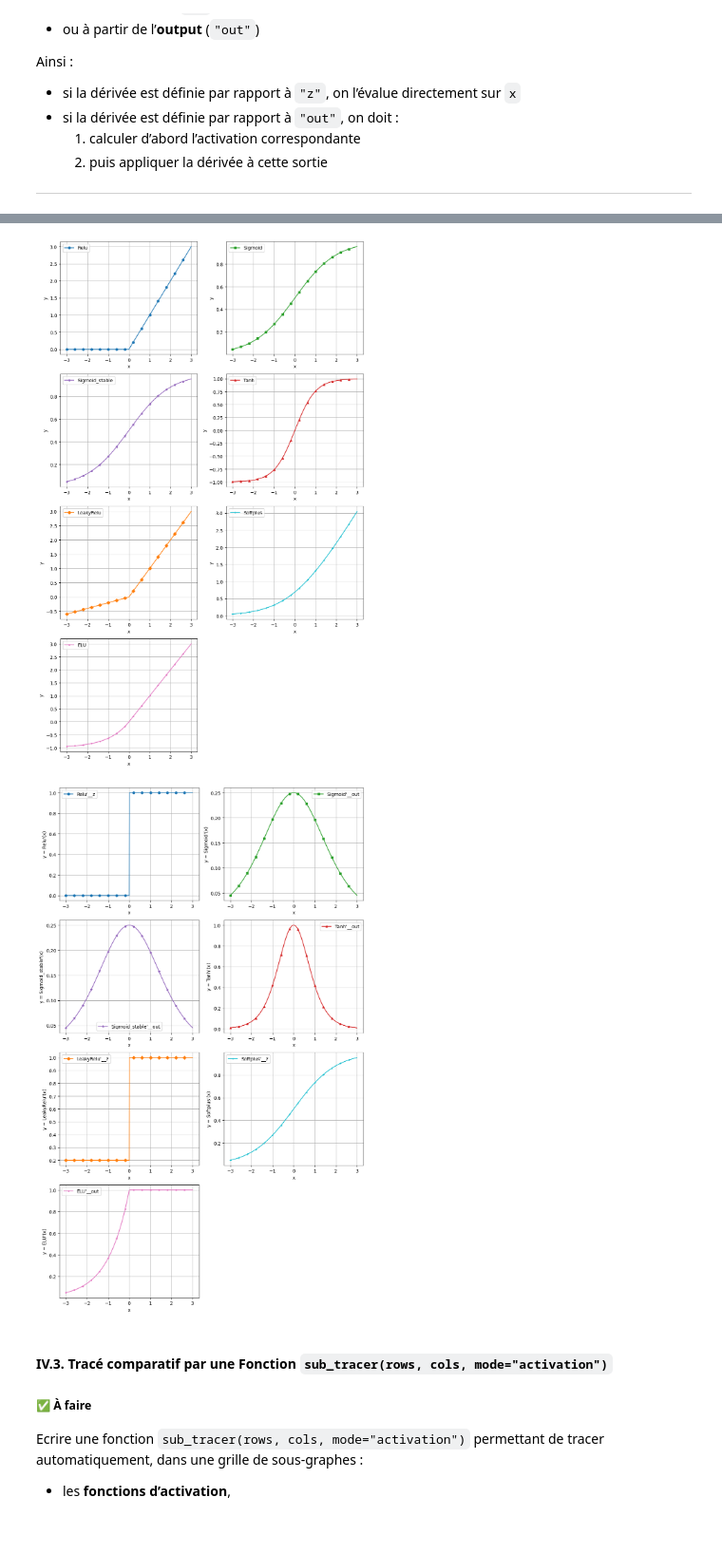
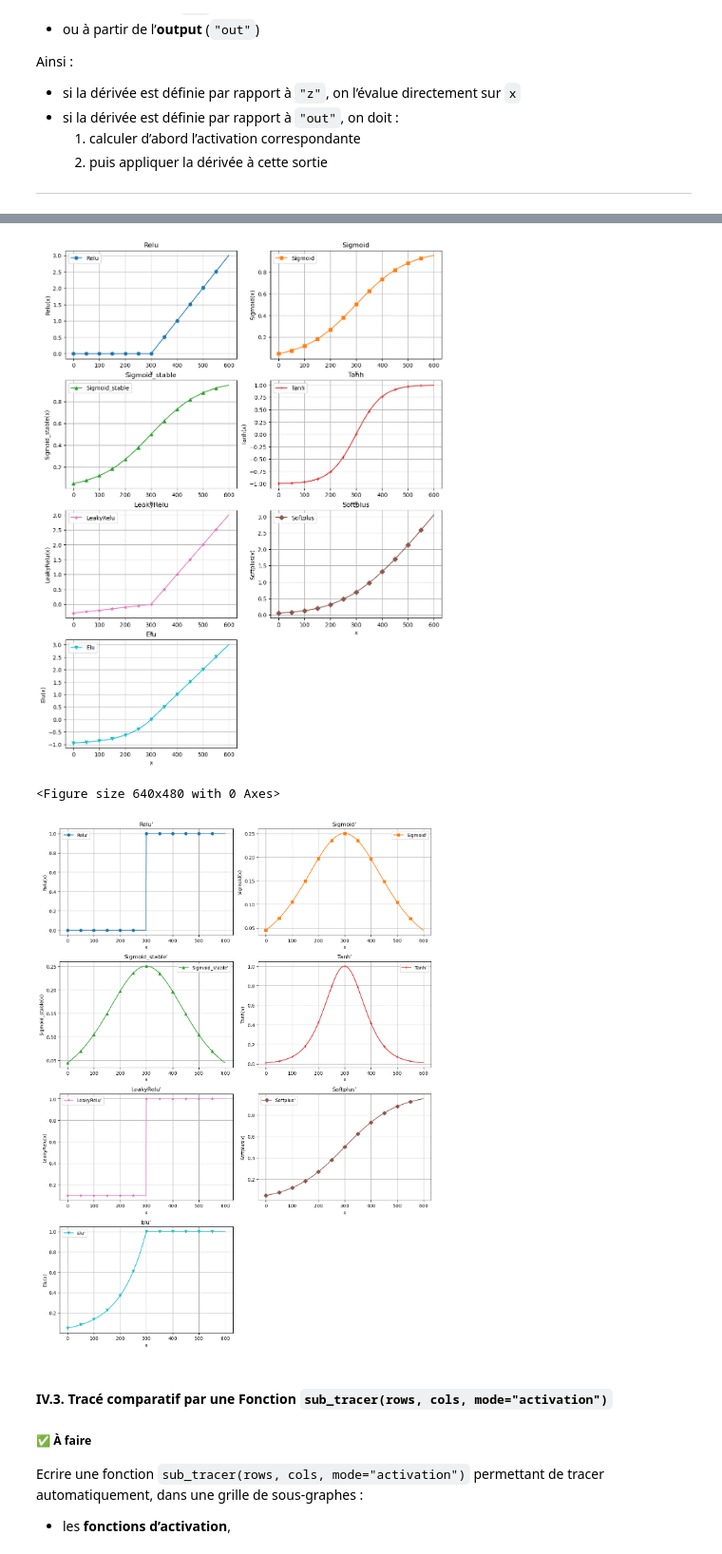
Before and after one commit to tahaELKHAILI/Python4AI, a Jupyter notebook: TP_NumPy_Matplotlib_Fonction_Activation_Mini_Reseau_Neurone_XOR.ipynb, the cells around one changed output, grey strips where cells are left out. Shown at 95% size. Saved outputs shown, nothing was run; the diff lists cells and outputs as text; code cells hidden in the pictures; blank space fills up the shorter version.

```diff
--- a/TP_NumPy_Matplotlib_Fonction_Activation_Mini_Reseau_Neurone_XOR.ipynb
+++ b/TP_NumPy_Matplotlib_Fonction_Activation_Mini_Reseau_Neurone_XOR.ipynb
@@ -349,11 +352,12 @@ plt.show()
 fig, axes = plt.subplots(2,2, figsize = (10,5), sharex=True, sharey=False)
 flat_ax = axes.ravel()
 
-for ax, name, activation, couleur in zip(flat_ax, activations.keys(), activations.values(), couleurs.values()):
-    ax.plot(activation(x), color = couleur)
+for ax, name, activation, couleur, marker in zip(flat_ax, activations.keys(), activations.values(), couleurs.values(), markers.values()):
+    ax.plot(activation(x), color = couleur, label = name, marker = marker, markevery = 50)
     ax.set_ylabel(f"{name}(x)")
     ax.set_xlabel("x")
     ax.set_title(name)
+    ax.legend()
     ax.grid()
 
 plt.tight_layout()
@@ -484,6 +488,20 @@ Exemples déjà utilisés dans ce TP :
 | ELU | $f(x)=\begin{cases}x & \text{si } x>0 \\ \alpha(e^x-1) & \text{sinon}\end{cases}$ | $f'(x)=a+\alpha$ si $x\le0$ |
 # %%
 # TODO
+# New activations
+activations.update({"Softplus": lambda x: np.log(1+np.exp(x))})
+activations.update({"Elu": lambda x, alpha = 1: np.where(x>0, x, alpha*(np.exp(x) - 1.0))})
+# Derivatives
+d_activations.update({"Softplus": lambda x: np.exp(x)/(1+np.exp(x))})
+d_activations.update({"Elu" : lambda x, alpha=1.0: np.where(x > 0, 1.0, alpha * np.exp(x))})
+# %%
+#couleur
+couleurs.update({"Softplus" : "tab:brown"})
+couleurs.update({"Elu" : "tab:cyan"})
+
+#markers
+markers.update({"Softplus" : "D"})
+markers.update({"Elu" : "v"})
 # %% [markdown]
 ---
 #### IV.2. tracé comparatif des courbes des fonctions d'activation et de leur dérivées :
@@ -521,8 +584,40 @@ Ainsi :
 # %%
 # TODO
+
+fig, axes = plt.subplots(4,2, figsize = (12,16), sharex=False, sharey=False)
+flat_ax = axes.ravel()
+
+plt.figure(1)
+for ax, name, activation, couleur, marker in zip(flat_ax, activations.keys(), activations.values(), couleurs.values(), markers.values()):
+    ax.plot(activation(x), color = couleur, label = name, marker = marker, markevery = 50)
+    ax.set_ylabel(f"{name}(x)")
+    ax.set_xlabel("x")
+    ax.set_title(name)
+    ax.legend()
+    ax.grid()
+
+fig.delaxes(flat_ax[7])
+
+
+plt.figure(2)
+fig2, axes2 = plt.subplots(4,2, figsize = (12,16), sharex=False, sharey=False)
+flat_ax2 = axes2.ravel()
+for ax, name, d_activation, couleur, marker in zip(flat_ax2, d_activations.keys(), d_activations.values(), couleurs.values(), markers.values()):
+    ax.plot(d_activation(x), color = couleur, label = name+"'", marker = marker, markevery = 50)
+    ax.set_ylabel(f"{name}(x)")
+    ax.set_xlabel("x")
+    ax.set_title(name+"'")
+    ax.legend()
+    ax.grid()
+
+fig2.delaxes(flat_ax2[7])
+
+plt.tight_layout()
+plt.show()
 # %% [output]
-[figure, old version]
+[figure, new version]
+<Figure size 640x480 with 0 Axes>
-[figure, old version]
+[figure, new version]
 # %% [markdown]
 #### IV.3. Tracé comparatif par une Fonction `sub_tracer(rows, cols, mode="activation")`
 
```
Also changed, not shown: parts of 22 cells of this notebook, 2 other files.
